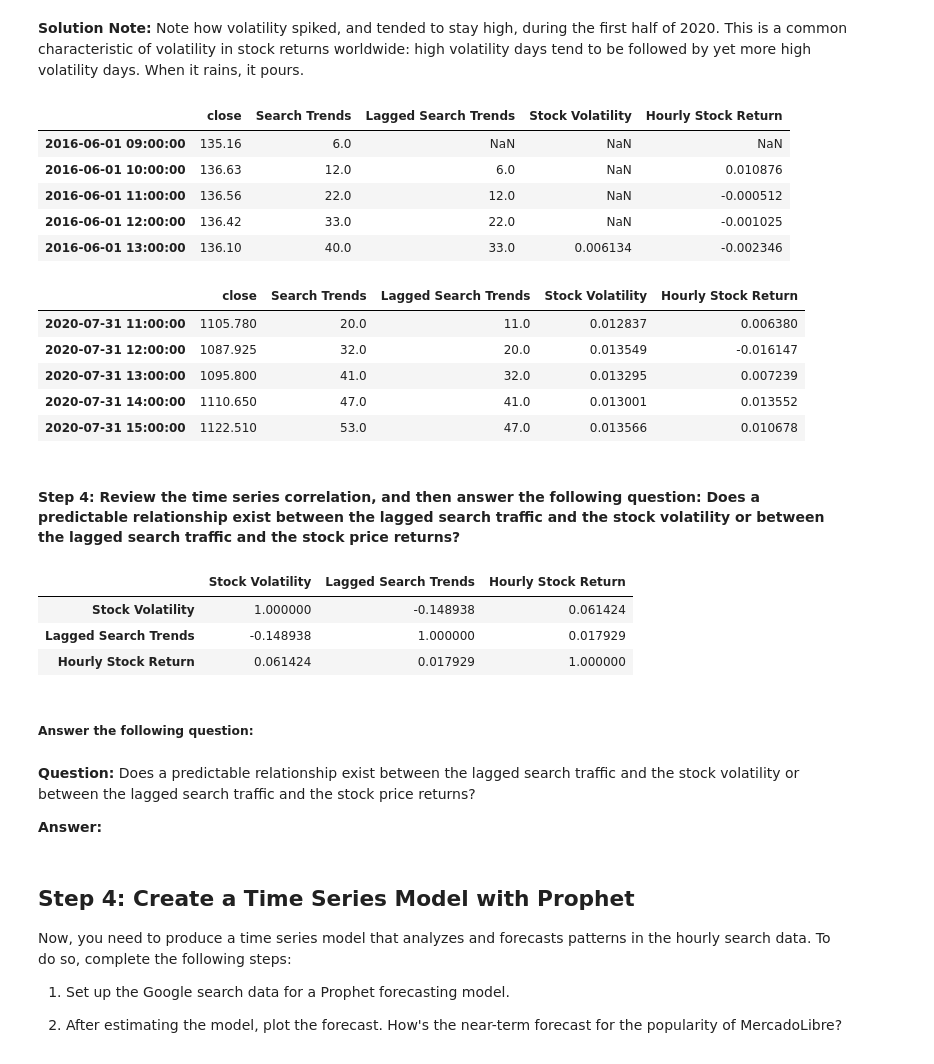
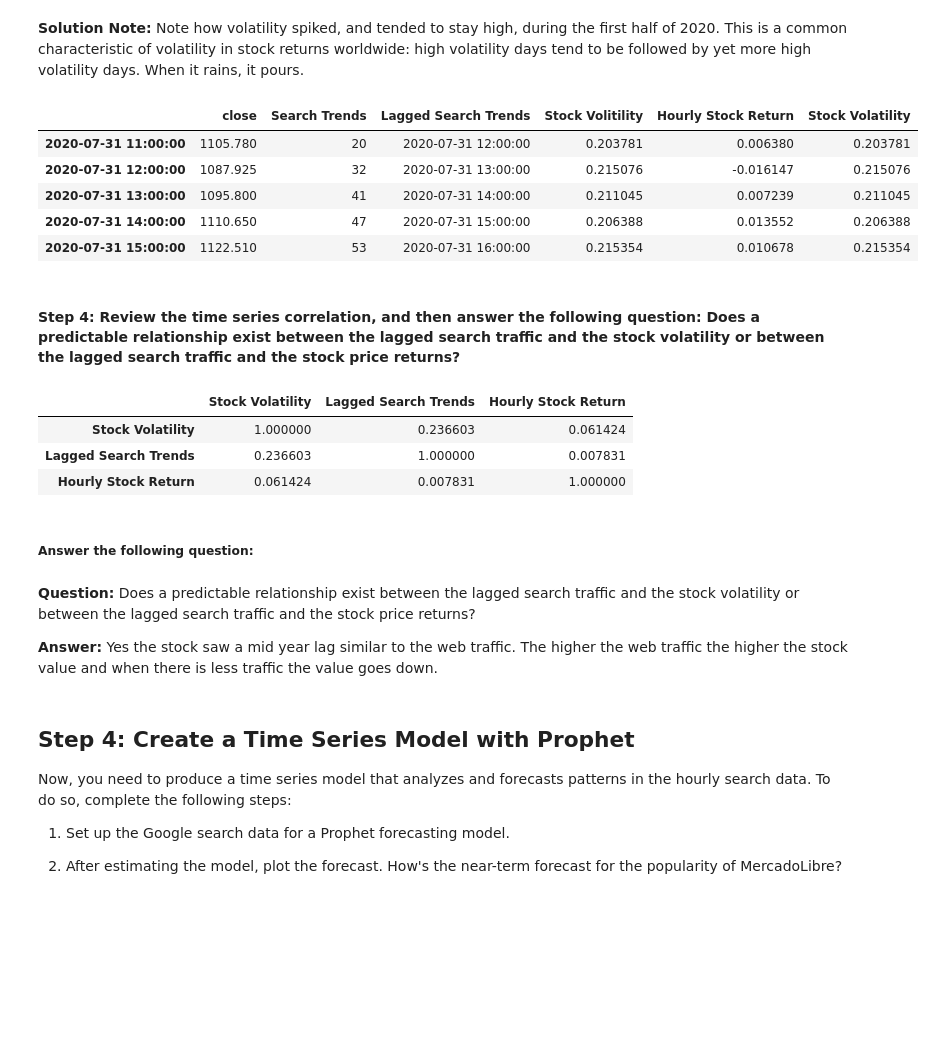
Before and after one commit to ShylaTatum/prophet-challenge, a Jupyter notebook: forecasting_net_prophet.ipynb, the cells around one changed output. Cells and saved outputs as stored; diff of their text form; code cells hidden in the pictures; blank space fills up the shorter version.

```diff
--- a/forecasting_net_prophet.ipynb
+++ b/forecasting_net_prophet.ipynb
@@ -232,8 +238,10 @@ display(df_mercado_stock.tail())
 # %%
 # Concatenate the df_mercado_stock DataFrame with the df_mercado_trends DataFrame
 # Concatenate the DataFrame by columns (axis=1), and drop and rows with only one column of data
-
+df_full_mercado = pd.concat([df_mercado_stock, df_mercado_trends], axis=1, join="inner")
 
 # View the first and last five rows of the DataFrame
+df_full_mercado.head()
+df_full_mercado.tail()
 # %% [output]
 |  | close | Search Trends |
@@ -290,3 +289,6 @@ array([<Axes: >, <Axes: >], dtype=object)
 # %%
 # Create a new column in the mercado_stock_trends_df DataFrame called Lagged Search Trends
 # This column should shift the Search Trends information by one hour
+
+df_full_mercado["Lagged Search Trends"]= df_full_mercado.index+ pd.Timedelta(hours=1)
+df_full_mercado.head(10)
@@ -293,5 +307,7 @@ array([<Axes: >, <Axes: >], dtype=object)
 # %%
 # Create a new column in the mercado_stock_trends_df DataFrame called Stock Volatility
 # This column should calculate the standard deviation of the closing stock price return data over a 4 period rolling window
+#df_full_mercado["Stock Volitility"] = np.std(df_full_mercado["close"], ddof=4)
+df_full_mercado["Stock Volatility"] = df_full_mercado["close"].pct_change().rolling(4).std()*252**0.5
 # %%
 # Visualize the stock volatility
@@ -303,37 +320,34 @@ array([<Axes: >, <Axes: >], dtype=object)
 # %%
 # Create a new column in the mercado_stock_trends_df DataFrame called Hourly Stock Return
 # This column should calculate hourly return percentage of the closing price
+df_full_mercado["Hourly Stock Return"] = df_full_mercado["close"].pct_change()
 # %%
 # View the first and last five rows of the mercado_stock_trends_df DataFrame
+df_full_mercado.head()
+df_full_mercado.tail()
 # %% [output]
-|  | close | Search Trends | Lagged Search Trends | Stock Volatility | Hourly Stock Return |
-| 2016-06-01 09:00:00 | 135.16 | 6.0 | NaN | NaN | NaN |
-| 2016-06-01 10:00:00 | 136.63 | 12.0 | 6.0 | NaN | 0.010876 |
-| 2016-06-01 11:00:00 | 136.56 | 22.0 | 12.0 | NaN | -0.000512 |
-| 2016-06-01 12:00:00 | 136.42 | 33.0 | 22.0 | NaN | -0.001025 |
-| 2016-06-01 13:00:00 | 136.10 | 40.0 | 33.0 | 0.006134 | -0.002346 |
+|  | close | Search Trends | Lagged Search Trends | Stock Volitility | Hourly Stock Return | Stock Volatility |
+| 2020-07-31 11:00:00 | 1105.780 | 20 | 2020-07-31 12:00:00 | 0.203781 | 0.006380 | 0.203781 |
+| 2020-07-31 12:00:00 | 1087.925 | 32 | 2020-07-31 13:00:00 | 0.215076 | -0.016147 | 0.215076 |
+| 2020-07-31 13:00:00 | 1095.800 | 41 | 2020-07-31 14:00:00 | 0.211045 | 0.007239 | 0.211045 |
+| 2020-07-31 14:00:00 | 1110.650 | 47 | 2020-07-31 15:00:00 | 0.206388 | 0.013552 | 0.206388 |
+| 2020-07-31 15:00:00 | 1122.510 | 53 | 2020-07-31 16:00:00 | 0.215354 | 0.010678 | 0.215354 |
-|  | close | Search Trends | Lagged Search Trends | Stock Volatility | Hourly Stock Return |
-| 2020-07-31 11:00:00 | 1105.780 | 20.0 | 11.0 | 0.012837 | 0.006380 |
-| 2020-07-31 12:00:00 | 1087.925 | 32.0 | 20.0 | 0.013549 | -0.016147 |
-| 2020-07-31 13:00:00 | 1095.800 | 41.0 | 32.0 | 0.013295 | 0.007239 |
-| 2020-07-31 14:00:00 | 1110.650 | 47.0 | 41.0 | 0.013001 | 0.013552 |
-| 2020-07-31 15:00:00 | 1122.510 | 53.0 | 47.0 | 0.013566 | 0.010678 |
 # %% [markdown]
 #### Step 4: Review the time series correlation, and then answer the following question: Does a predictable relationship exist between the lagged search traffic and the stock volatility or between the lagged search traffic and the stock price returns?
 # %%
 # Construct correlation table of Stock Volatility, Lagged Search Trends, and Hourly Stock Return
-mercado_stock_trends_df[['Stock Volatility', 'Lagged Search Trends', 'Hourly Stock Return']].corr()
+df_full_mercado[['Stock Volatility', 'Lagged Search Trends', 'Hourly Stock Return']].corr()
 # %% [output]
 |  | Stock Volatility | Lagged Search Trends | Hourly Stock Return |
-| Stock Volatility | 1.000000 | -0.148938 | 0.061424 |
-| Lagged Search Trends | -0.148938 | 1.000000 | 0.017929 |
-| Hourly Stock Return | 0.061424 | 0.017929 | 1.000000 |
+| Stock Volatility | 1.000000 | 0.236603 | 0.061424 |
+| Lagged Search Trends | 0.236603 | 1.000000 | 0.007831 |
+| Hourly Stock Return | 0.061424 | 0.007831 | 1.000000 |
 # %% [markdown]
 ##### Answer the following question:
 # %% [markdown]
 **Question:** Does a predictable relationship exist between the lagged search traffic and the stock volatility or between the lagged search traffic and the stock price returns?
 
-**Answer:**
+**Answer:** Yes the stock saw a mid year lag similar to the web traffic. The higher the web traffic the higher the stock value and when there is less traffic the value goes down.
 # %% [markdown]
 ## Step 4: Create a Time Series Model with Prophet
 
```
Also changed, not shown: parts of 12 cells of this notebook.
